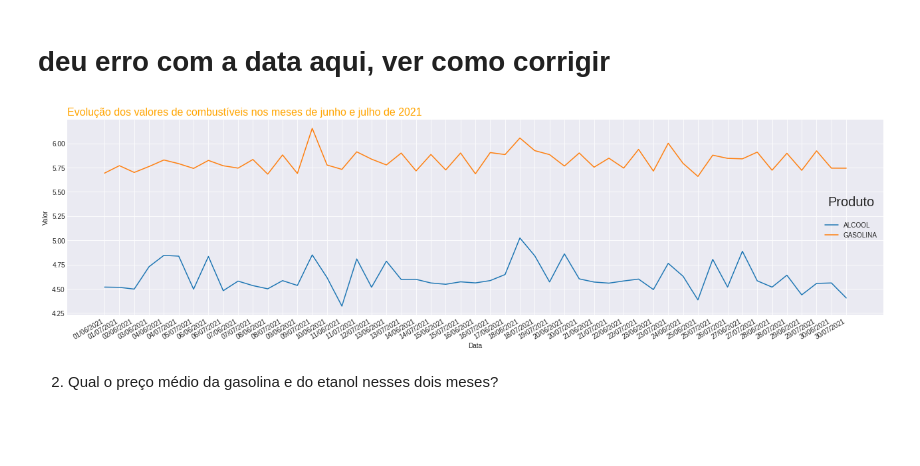
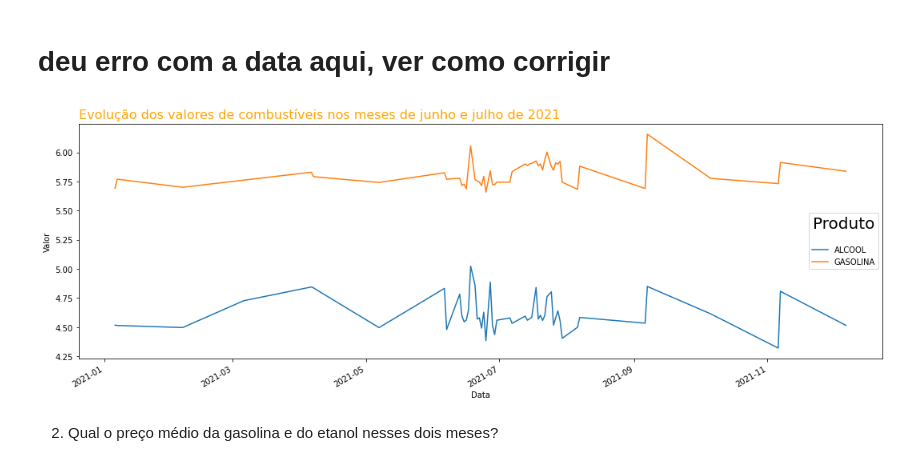
Before and after one commit to brunnabrito/projeto_m4_g4_resilia, a Jupyter notebook: Projeto_M4_Grupo_4.ipynb, the cells around one changed output. Drawn from its saved outputs; the diff is of its cells as text; code cells hidden in the pictures; blank space fills up the shorter version.

Commit message:
alterando o tipo da data

```diff
--- a/Projeto_M4_Grupo_4.ipynb
+++ b/Projeto_M4_Grupo_4.ipynb
@@ -240,0 +243,3 @@ df
+# %%
+df['Data'] = pd.to_datetime(df['Data'])
+df.info()
@@ -315,5 +335,5 @@ Problemas Investigados
 etanol = df.query('Produto == "ETANOL"')
 gasolina = df.query('Produto == "GASOLINA"')
 
-evolucao_precos_etanol = etanol.groupby('Data')['Valor'].mean()
-evolucao_precos_gasolina = gasolina.groupby('Data')['Valor'].mean()
+evolucao_precos_etanol = etanol.sort_values(['Data']).groupby('Data')['Valor'].mean()
+evolucao_precos_gasolina = gasolina.sort_values(['Data']).groupby('Data')['Valor'].mean()
@@ -320,25 +356,25 @@ evolucao_precos_gasolina = gasolina.groupby('Data')['Valor'].mean()
 # %% [markdown]
 # deu erro com a data aqui, ver como corrigir
 # %%
-fig, ax = plt.subplots(figsize=(22, 6))
+fig, ax = plt.subplots(figsize=(18, 6))
 
 # rotacionar das datas
 fig.autofmt_xdate()
 
 # Adiconando títulos
 plt.title("Evolução dos valores de combustíveis nos meses de junho e julho de 2021", loc='left', fontsize=16, fontweight=0, color='orange')
 plt.xlabel("Data")
 plt.ylabel("Valor")
 
 # Mostrando a evolução
 plt.plot(evolucao_precos_etanol)
 plt.plot(evolucao_precos_gasolina)
 
 #Adicionando legenda
 legend = plt.legend(['ALCOOL','GASOLINA'], title = "Produto", title_fontsize = 20)
-legend._legend_box.sep = 20
+legend._legend_box.sep = 18
 # %% [output]
-[figure, old version]
+[figure, new version]
 # %% [markdown]
 2) Qual o preço médio da gasolina e do etanol nesses dois meses?
 # %%
```
Also changed, not shown: parts of 10 cells of this notebook.
